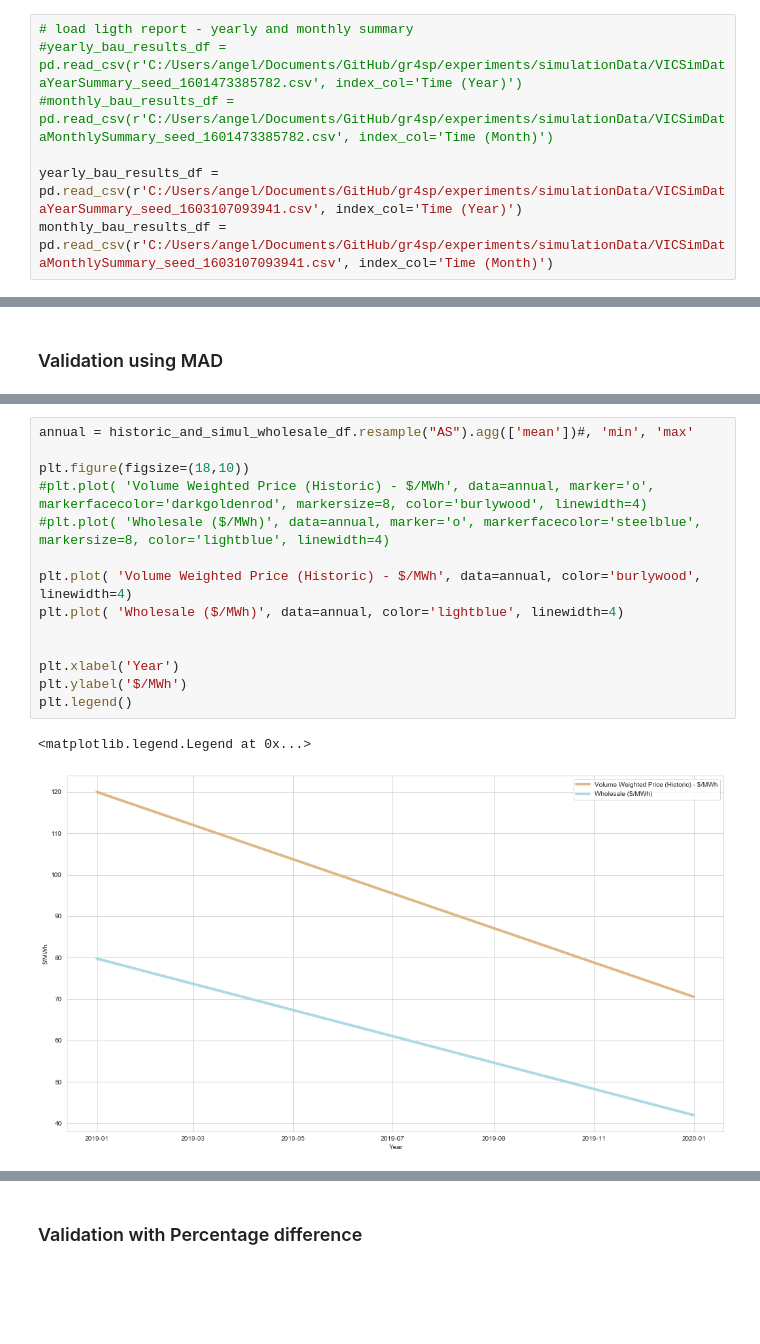
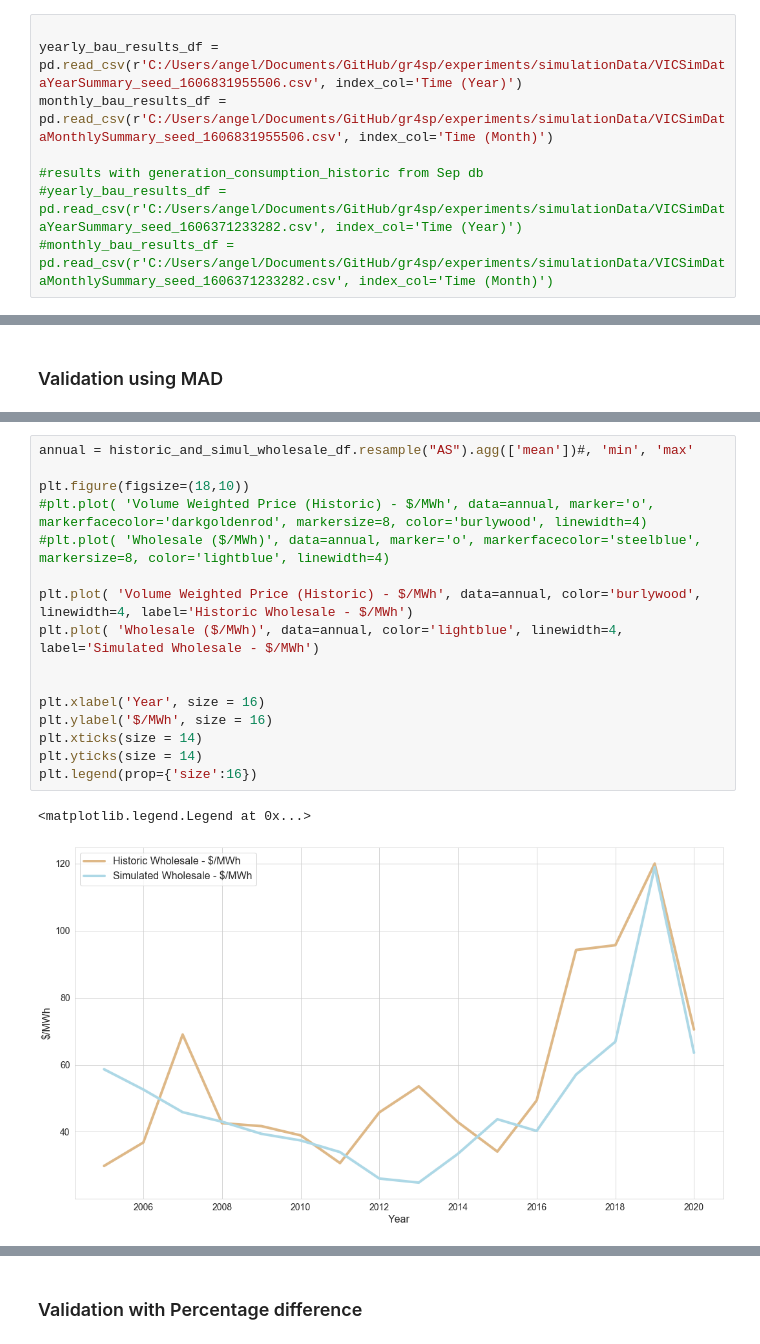
Before and after one commit to gr4sp/simulationEngine, a Jupyter notebook: experiments/notebookGr4sp/SimulationValidation.ipynb, the cells around one changed output, grey strips where cells are left out. Cells and saved outputs as stored; diff of their text form; blank space fills up the shorter version.

```diff
--- a/experiments/notebookGr4sp/SimulationValidation.ipynb
+++ b/experiments/notebookGr4sp/SimulationValidation.ipynb
@@ -39,9 +38,10 @@ The model has two types of results reporting: Full and Light. It also provide re
 
 NB! files for BAU to make validation should have the same seed.
 # %%
-# load ligth report - yearly and monthly summary
-#yearly_bau_results_df = pd.read_csv(r'C:/Users/angel/Documents/GitHub/gr4sp/experiments/simulationData/VICSimDataYearSummary_seed_1601473385782.csv', index_col='Time (Year)')
-#monthly_bau_results_df = pd.read_csv(r'C:/Users/angel/Documents/GitHub/gr4sp/experiments/simulationData/VICSimDataMonthlySummary_seed_1601473385782.csv', index_col='Time (Month)')
 
-yearly_bau_results_df = pd.read_csv(r'C:/Users/angel/Documents/GitHub/gr4sp/experiments/simulationData/VICSimDataYearSummary_seed_1603107093941.csv', index_col='Time (Year)')
-monthly_bau_results_df = pd.read_csv(r'C:/Users/angel/Documents/GitHub/gr4sp/experiments/simulationData/VICSimDataMonthlySummary_seed_1603107093941.csv', index_col='Time (Month)')
+yearly_bau_results_df = pd.read_csv(r'C:/Users/angel/Documents/GitHub/gr4sp/experiments/simulationData/VICSimDataYearSummary_seed_1606831955506.csv', index_col='Time (Year)')
+monthly_bau_results_df = pd.read_csv(r'C:/Users/angel/Documents/GitHub/gr4sp/experiments/simulationData/VICSimDataMonthlySummary_seed_1606831955506.csv', index_col='Time (Month)')
+
+#results with generation_consumption_historic from Sep db
+#yearly_bau_results_df = pd.read_csv(r'C:/Users/angel/Documents/GitHub/gr4sp/experiments/simulationData/VICSimDataYearSummary_seed_1606371233282.csv', index_col='Time (Year)')
+#monthly_bau_results_df = pd.read_csv(r'C:/Users/angel/Documents/GitHub/gr4sp/experiments/simulationData/VICSimDataMonthlySummary_seed_1606371233282.csv', index_col='Time (Month)')
@@ -274,20 +350,22 @@ Simulated results have a standard deviation of 63.55 $/MWh from historic data
 # %%
 annual = historic_and_simul_wholesale_df.resample("AS").agg(['mean'])#, 'min', 'max'
 
 plt.figure(figsize=(18,10))
 #plt.plot( 'Volume Weighted Price (Historic) - $/MWh', data=annual, marker='o', markerfacecolor='darkgoldenrod', markersize=8, color='burlywood', linewidth=4)
 #plt.plot( 'Wholesale ($/MWh)', data=annual, marker='o', markerfacecolor='steelblue', markersize=8, color='lightblue', linewidth=4)
 
-plt.plot( 'Volume Weighted Price (Historic) - $/MWh', data=annual, color='burlywood', linewidth=4)
-plt.plot( 'Wholesale ($/MWh)', data=annual, color='lightblue', linewidth=4)
+plt.plot( 'Volume Weighted Price (Historic) - $/MWh', data=annual, color='burlywood', linewidth=4, label='Historic Wholesale - $/MWh')
+plt.plot( 'Wholesale ($/MWh)', data=annual, color='lightblue', linewidth=4, label='Simulated Wholesale - $/MWh')
 
 
-plt.xlabel('Year')
-plt.ylabel('$/MWh')
-plt.legend()
+plt.xlabel('Year', size = 16)
+plt.ylabel('$/MWh', size = 16)
+plt.xticks(size = 14)
+plt.yticks(size = 14)
+plt.legend(prop={'size':16})
 # %% [output]
 <matplotlib.legend.Legend at 0x...>
-[figure, old version]
+[figure, new version]
 # %%
 b = 1.4826
 
```
Also changed, not shown: parts of 52 cells of this notebook, 19 other files.
